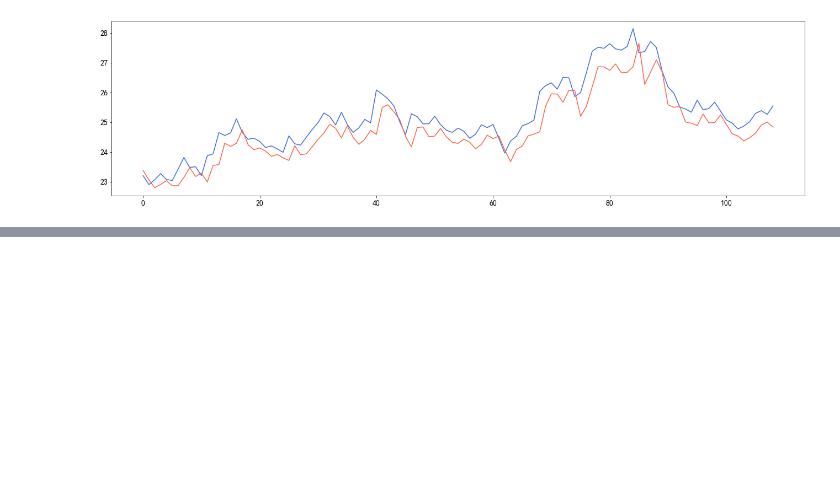
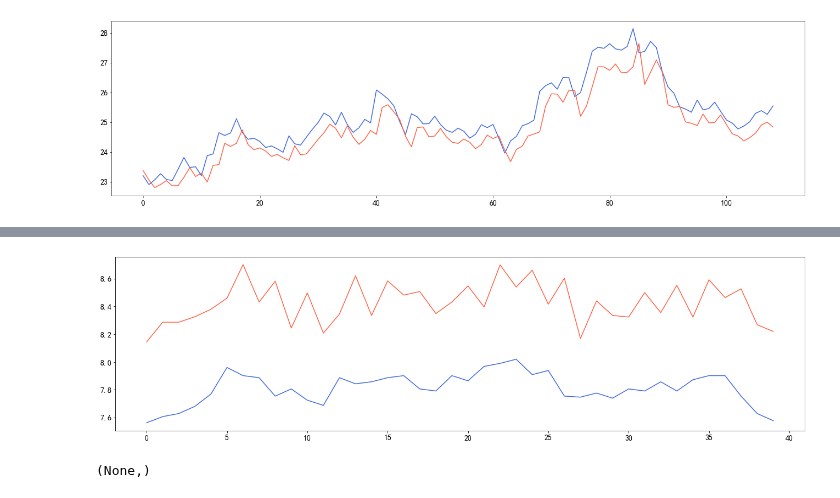
Before and after one commit to kaikai03/IndicatorLab, a Jupyter notebook: ind/Ind_Sentiment.ipynb, the cells around one changed output, grey strips where cells are left out. Cells and saved outputs as stored; diff of their text form; code cells hidden in the pictures; blank space fills up the shorter version.

```diff
--- a/ind/Ind_Sentiment.ipynb
+++ b/ind/Ind_Sentiment.ipynb
@@ -476,0 +453,3 @@ tensor([[[23.3774],
+# %%
+model_check_plot(model, criterion, x_train[40:80], y_train[40:80]),
+# %% [output]
@@ -476,0 +458,2 @@ tensor([[[23.3774],
+[figure, added]
+(None,)
```
Also changed, not shown: parts of 10 cells of this notebook.
